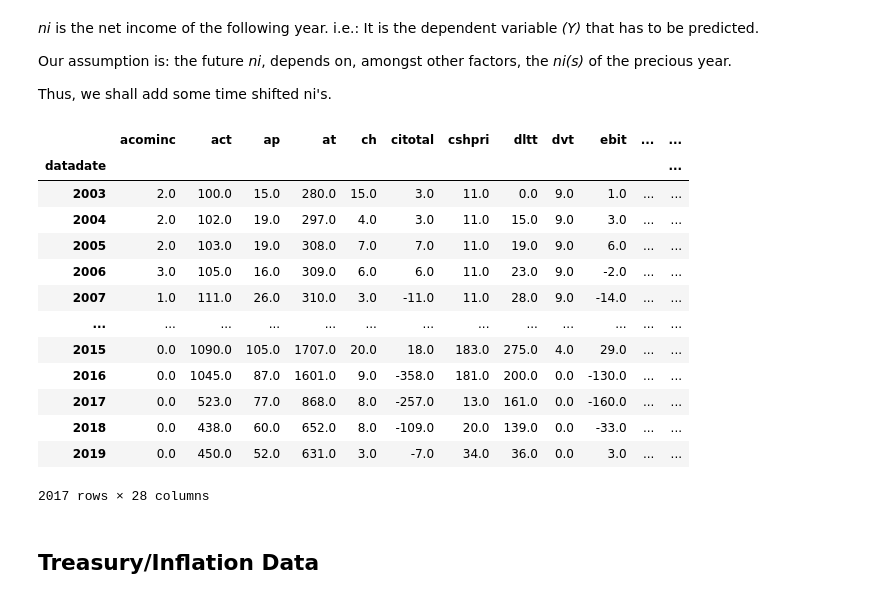
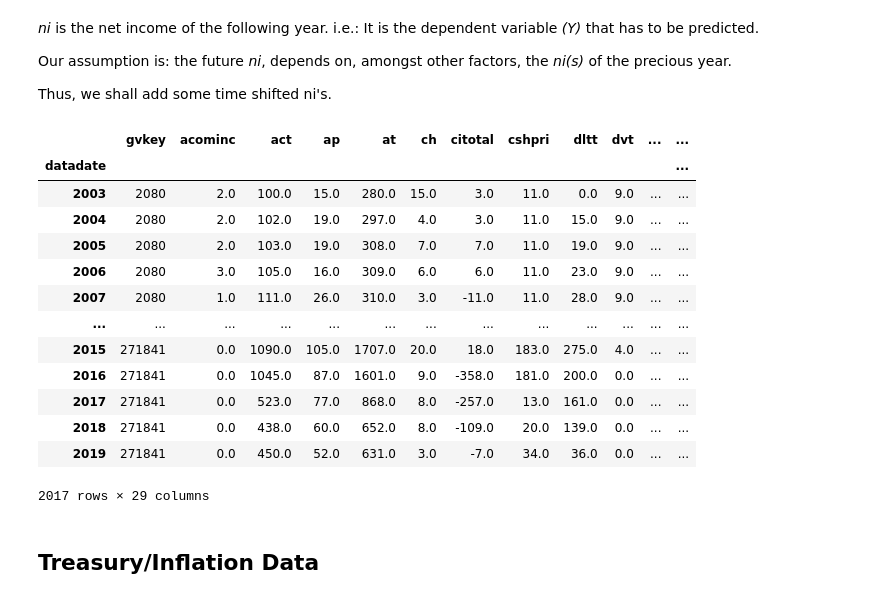
Before and after one commit to rohitashwachaks/fin-modelling, a Jupyter notebook: Assignment-1/earnings/modelling_withPCA.ipynb, the cells around one changed output. Saved outputs shown, nothing was run; the diff lists cells and outputs as text; code cells hidden in the pictures.

```diff
--- a/Assignment-1/earnings/modelling_withPCA.ipynb
+++ b/Assignment-1/earnings/modelling_withPCA.ipynb
@@ -55,25 +55,25 @@ Thus, we shall add some time shifted ni's.
 # %%
 comp_data['prev_ni'] = comp_data.groupby('gvkey')['ni'].shift(1)
 comp_data['prev2_ni'] = comp_data.groupby('gvkey')['prev_ni'].shift(1)
 comp_data['prev3_ni'] = comp_data.groupby('gvkey')['prev2_ni'].shift(1)
 comp_data.dropna(subset=['prev_ni','prev2_ni','prev3_ni'], inplace= True)
-comp_data = comp_data.drop(['gvkey'], axis = 1)
+# comp_data = comp_data.drop(['gvkey'], axis = 1)
 comp_data
 # %% [output]
-|  | acominc | act | ap | at | ch | citotal | cshpri | dltt | dvt | ebit | ... | ... |
+|  | gvkey | acominc | act | ap | at | ch | citotal | cshpri | dltt | dvt | ... | ... |
 | datadate |  |  |  |  |  |  |  |  |  |  |  | ... |
-| 2003 | 2.0 | 100.0 | 15.0 | 280.0 | 15.0 | 3.0 | 11.0 | 0.0 | 9.0 | 1.0 | ... | ... |
-| 2004 | 2.0 | 102.0 | 19.0 | 297.0 | 4.0 | 3.0 | 11.0 | 15.0 | 9.0 | 3.0 | ... | ... |
-| 2005 | 2.0 | 103.0 | 19.0 | 308.0 | 7.0 | 7.0 | 11.0 | 19.0 | 9.0 | 6.0 | ... | ... |
-| 2006 | 3.0 | 105.0 | 16.0 | 309.0 | 6.0 | 6.0 | 11.0 | 23.0 | 9.0 | -2.0 | ... | ... |
-| 2007 | 1.0 | 111.0 | 26.0 | 310.0 | 3.0 | -11.0 | 11.0 | 28.0 | 9.0 | -14.0 | ... | ... |
+| 2003 | 2080 | 2.0 | 100.0 | 15.0 | 280.0 | 15.0 | 3.0 | 11.0 | 0.0 | 9.0 | ... | ... |
+| 2004 | 2080 | 2.0 | 102.0 | 19.0 | 297.0 | 4.0 | 3.0 | 11.0 | 15.0 | 9.0 | ... | ... |
+| 2005 | 2080 | 2.0 | 103.0 | 19.0 | 308.0 | 7.0 | 7.0 | 11.0 | 19.0 | 9.0 | ... | ... |
+| 2006 | 2080 | 3.0 | 105.0 | 16.0 | 309.0 | 6.0 | 6.0 | 11.0 | 23.0 | 9.0 | ... | ... |
+| 2007 | 2080 | 1.0 | 111.0 | 26.0 | 310.0 | 3.0 | -11.0 | 11.0 | 28.0 | 9.0 | ... | ... |
 | ... | ... | ... | ... | ... | ... | ... | ... | ... | ... | ... | ... | ... |
-| 2015 | 0.0 | 1090.0 | 105.0 | 1707.0 | 20.0 | 18.0 | 183.0 | 275.0 | 4.0 | 29.0 | ... | ... |
-| 2016 | 0.0 | 1045.0 | 87.0 | 1601.0 | 9.0 | -358.0 | 181.0 | 200.0 | 0.0 | -130.0 | ... | ... |
-| 2017 | 0.0 | 523.0 | 77.0 | 868.0 | 8.0 | -257.0 | 13.0 | 161.0 | 0.0 | -160.0 | ... | ... |
-| 2018 | 0.0 | 438.0 | 60.0 | 652.0 | 8.0 | -109.0 | 20.0 | 139.0 | 0.0 | -33.0 | ... | ... |
-| 2019 | 0.0 | 450.0 | 52.0 | 631.0 | 3.0 | -7.0 | 34.0 | 36.0 | 0.0 | 3.0 | ... | ... |
+| 2015 | 271841 | 0.0 | 1090.0 | 105.0 | 1707.0 | 20.0 | 18.0 | 183.0 | 275.0 | 4.0 | ... | ... |
+| 2016 | 271841 | 0.0 | 1045.0 | 87.0 | 1601.0 | 9.0 | -358.0 | 181.0 | 200.0 | 0.0 | ... | ... |
+| 2017 | 271841 | 0.0 | 523.0 | 77.0 | 868.0 | 8.0 | -257.0 | 13.0 | 161.0 | 0.0 | ... | ... |
+| 2018 | 271841 | 0.0 | 438.0 | 60.0 | 652.0 | 8.0 | -109.0 | 20.0 | 139.0 | 0.0 | ... | ... |
+| 2019 | 271841 | 0.0 | 450.0 | 52.0 | 631.0 | 3.0 | -7.0 | 34.0 | 36.0 | 0.0 | ... | ... |
-2017 rows × 28 columns
+2017 rows × 29 columns
 # %% [markdown]
 ## Treasury/Inflation Data
 # %%
```
Also changed, not shown: parts of 34 cells of this notebook, 7 other files.
